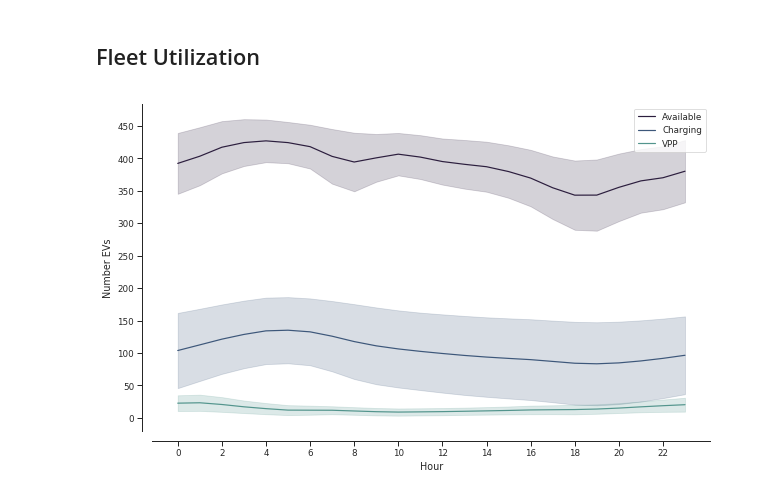
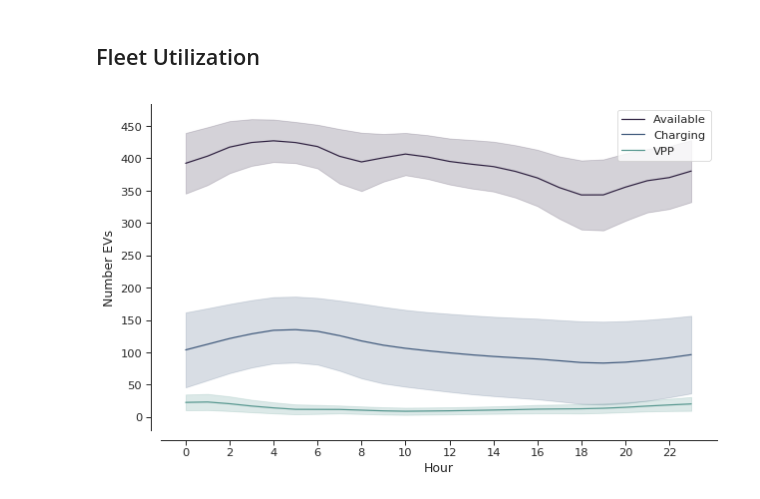
Before and after one commit to indyfree/FleetSim, a Jupyter notebook: notebooks/07-Results.ipynb, the cells around one changed output. Drawn from its saved outputs; the diff is of its cells as text; code cells hidden in the pictures.

Commit message:
[nb/results] Update plot labels

```diff
--- a/notebooks/07-Results.ipynb
+++ b/notebooks/07-Results.ipynb
@@ -76,7 +106,7 @@ dtype: float64
 # %%
 sns.set(rc={'figure.figsize':(10,6)})
 
-sns.set_context("paper")
+sns.set_context("paper", font_scale=1.3)
 
 sns.set_style("white")
 sns.set_style("ticks")
@@ -93,19 +123,20 @@ sns.palplot(palette)
 # %%
 df_stats = read_results("../results/stats-baseline.csv")
 df_stats["hour"] = df_stats.index.hour
 df_stats.head()
 
 Y = ["available_evs", "charging_evs", "vpp_evs"]
 for y in Y:
-    label = y.split("_")[0].title()
-    label = label.upper() if label == "Vpp" else label
     ax = sns.lineplot(x="hour", y=y, ci="sd", data=df_stats, label=label)
+
+def labels():
+
 
 
 sns.despine(offset=10)
 ax.set(xlabel='Hour', ylabel='Number EVs')
 plt.xticks(np.arange(0, 24, 2));
 plt.yticks(np.arange(0, 500, 50));
 plt.savefig("../results/fig/fleet-utilization.png")
 # %% [output]
-[figure, old version]
+[figure, new version]
```
Also changed, not shown: parts of 7 cells of this notebook, 2 other files.
